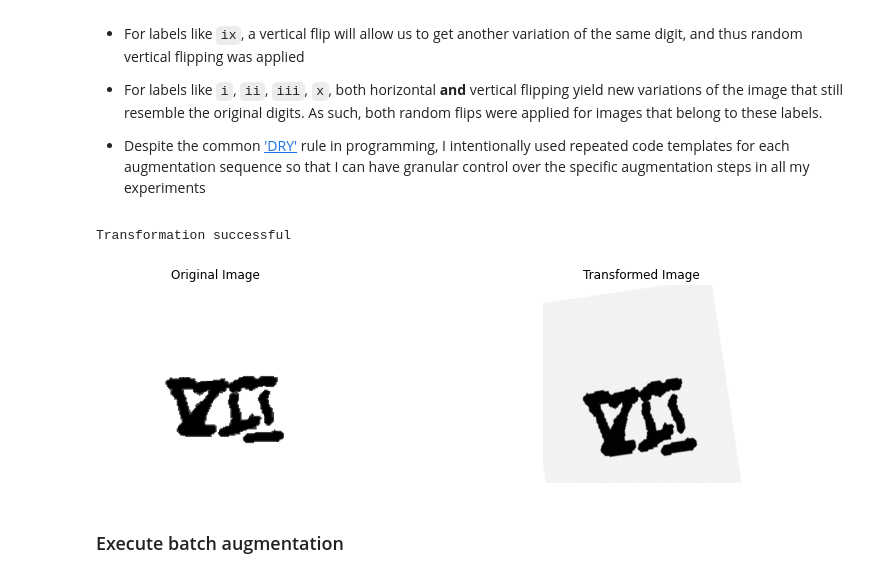
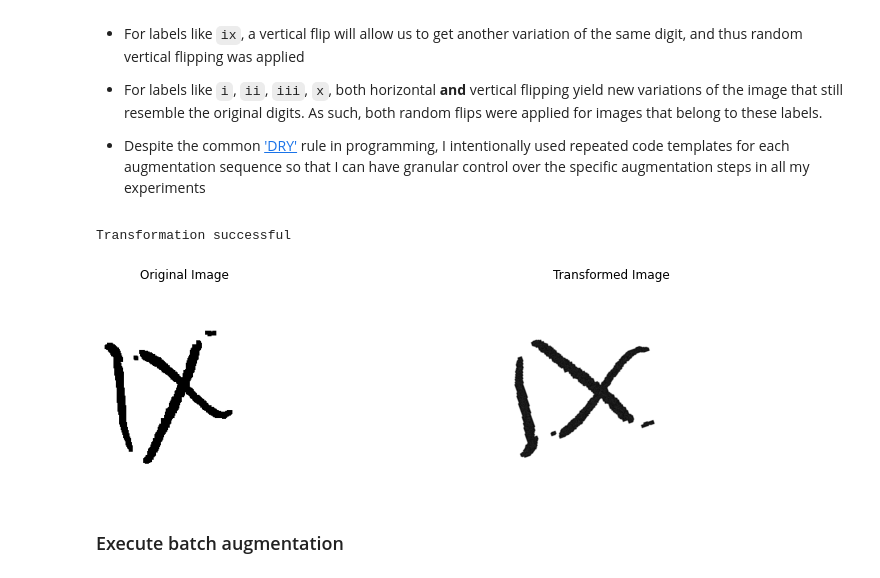
Before and after one commit to kennethleungty/Data-Centric-AI-Competition, a Jupyter notebook: Full_Notebook_Best_Submission.ipynb, the cells around one changed output. Cells and saved outputs as stored; diff of their text form; code cells hidden in the pictures.

```diff
--- a/Full_Notebook_Best_Submission.ipynb
+++ b/Full_Notebook_Best_Submission.ipynb
@@ -590,11 +586,11 @@ transform_v5d = iaa.Sequential([
                     )
                 ], random_order=False)
 # %%
-# Visualize transformation
-show_single_transform(transform_v5b)
+# Visualize one specific transformation
+show_single_transform(transform_v5c)
 # %% [output]
 Transformation successful
-[figure, old version]
+[figure, new version]
 # %% [markdown]
 ### Execute batch augmentation
 # %%
```
Also changed, not shown: parts of 9 cells of this notebook, 1 other file.
